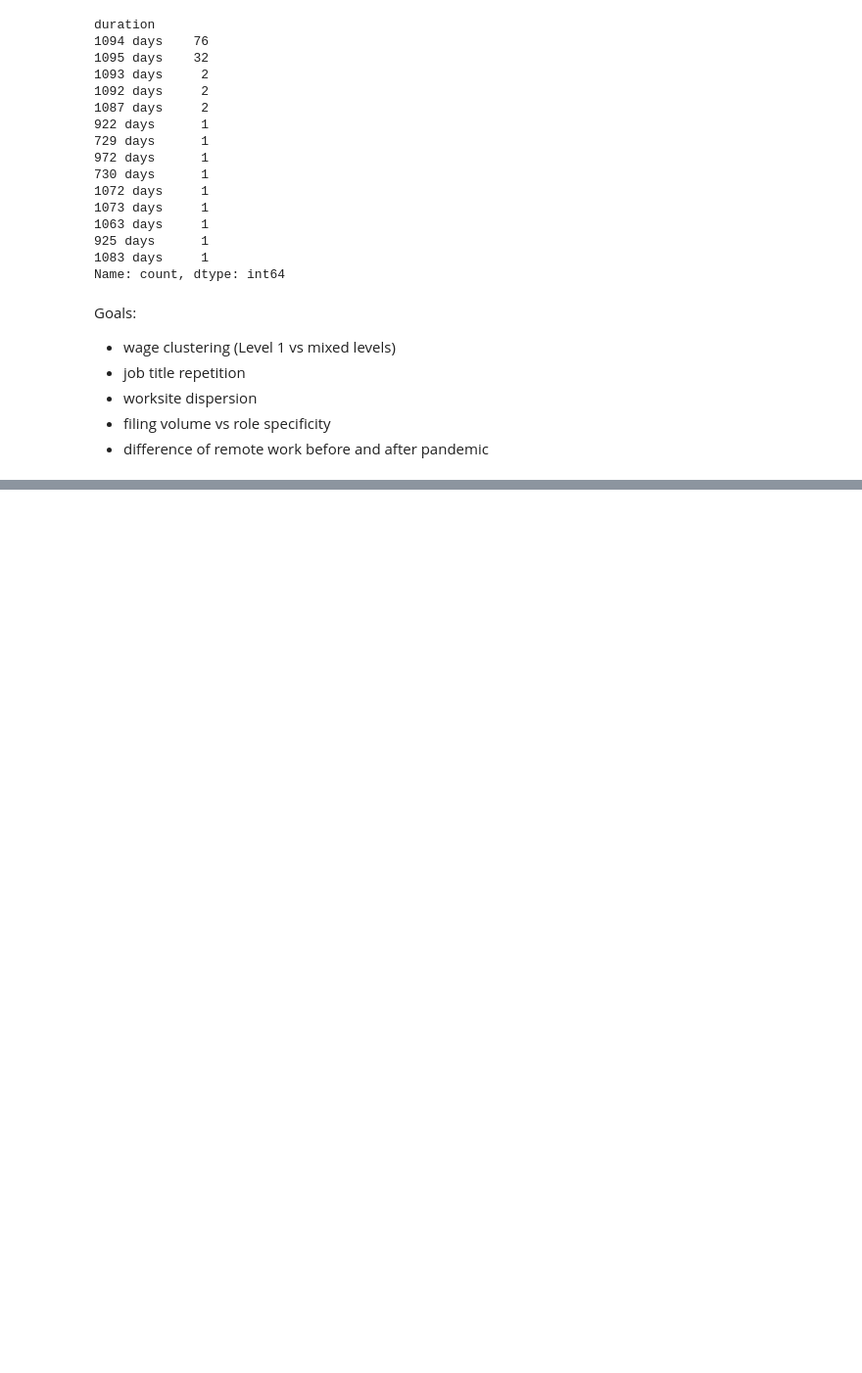
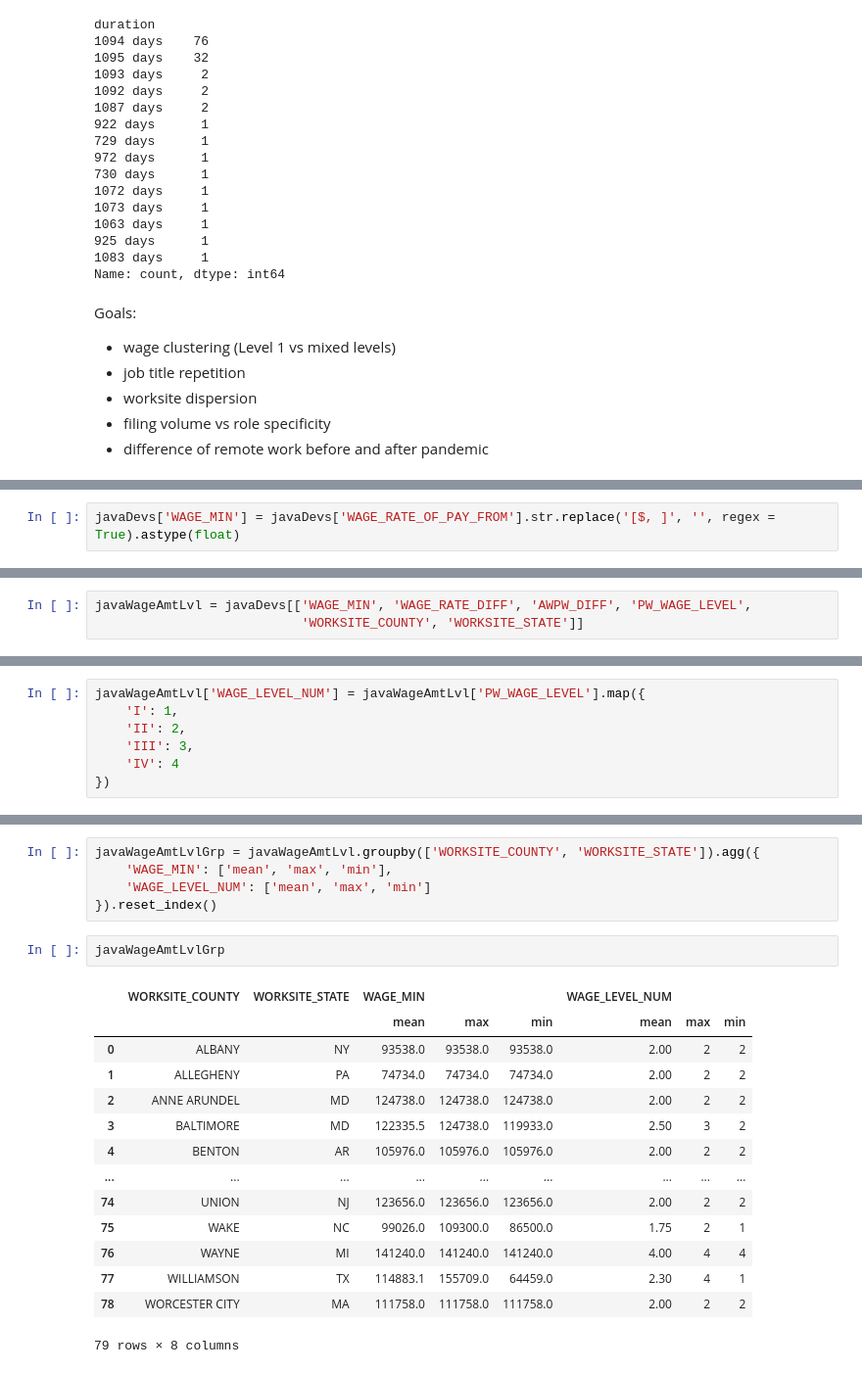
Before and after one commit to PBhandare/unit-3, a Jupyter notebook: data/project/H1BExploration.ipynb, the cells around one changed output, grey strips where cells are left out. Shown at 98% size. Cells and saved outputs as stored; diff of their text form; blank space fills up the shorter version.

```diff
--- a/data/project/H1BExploration.ipynb
+++ b/data/project/H1BExploration.ipynb
@@ -1705,0 +1794,2 @@ Goals:
+# %%
+javaDevs['WAGE_MIN'] = javaDevs['WAGE_RATE_OF_PAY_FROM'].str.replace('[$, ]', '', regex = True).astype(float)
@@ -1705,0 +1818,3 @@ Goals:
+# %%
+javaWageAmtLvl = javaDevs[['WAGE_MIN', 'WAGE_RATE_DIFF', 'AWPW_DIFF', 'PW_WAGE_LEVEL',
+                           'WORKSITE_COUNTY', 'WORKSITE_STATE']]
@@ -1705,0 +1839,7 @@ Goals:
+# %%
+javaWageAmtLvl['WAGE_LEVEL_NUM'] = javaWageAmtLvl['PW_WAGE_LEVEL'].map({
+    'I': 1,
+    'II': 2,
+    'III': 3,
+    'IV': 4
+})
@@ -1705,0 +1868,22 @@ Goals:
+# %%
+javaWageAmtLvlGrp = javaWageAmtLvl.groupby(['WORKSITE_COUNTY', 'WORKSITE_STATE']).agg({
+    'WAGE_MIN': ['mean', 'max', 'min'],
+    'WAGE_LEVEL_NUM': ['mean', 'max', 'min']
+}).reset_index()
+# %%
+javaWageAmtLvlGrp
+# %% [output]
+|  | WORKSITE_COUNTY | WORKSITE_STATE | WAGE_MIN |  |  | WAGE_LEVEL_NUM |  |  |
+|  |  |  | mean | max | min | mean | max | min |
+| 0 | ALBANY | NY | 93538.0 | 93538.0 | 93538.0 | 2.00 | 2 | 2 |
+| 1 | ALLEGHENY | PA | 74734.0 | 74734.0 | 74734.0 | 2.00 | 2 | 2 |
+| 2 | ANNE ARUNDEL | MD | 124738.0 | 124738.0 | 124738.0 | 2.00 | 2 | 2 |
+| 3 | BALTIMORE | MD | 122335.5 | 124738.0 | 119933.0 | 2.50 | 3 | 2 |
+| 4 | BENTON | AR | 105976.0 | 105976.0 | 105976.0 | 2.00 | 2 | 2 |
+| ... | ... | ... | ... | ... | ... | ... | ... | ... |
+| 74 | UNION | NJ | 123656.0 | 123656.0 | 123656.0 | 2.00 | 2 | 2 |
+| 75 | WAKE | NC | 99026.0 | 109300.0 | 86500.0 | 1.75 | 2 | 1 |
+| 76 | WAYNE | MI | 141240.0 | 141240.0 | 141240.0 | 4.00 | 4 | 4 |
+| 77 | WILLIAMSON | TX | 114883.1 | 155709.0 | 64459.0 | 2.30 | 4 | 1 |
+| 78 | WORCESTER CITY | MA | 111758.0 | 111758.0 | 111758.0 | 2.00 | 2 | 2 |
+79 rows × 8 columns
```
Also changed, not shown: parts of 17 cells of this notebook.
